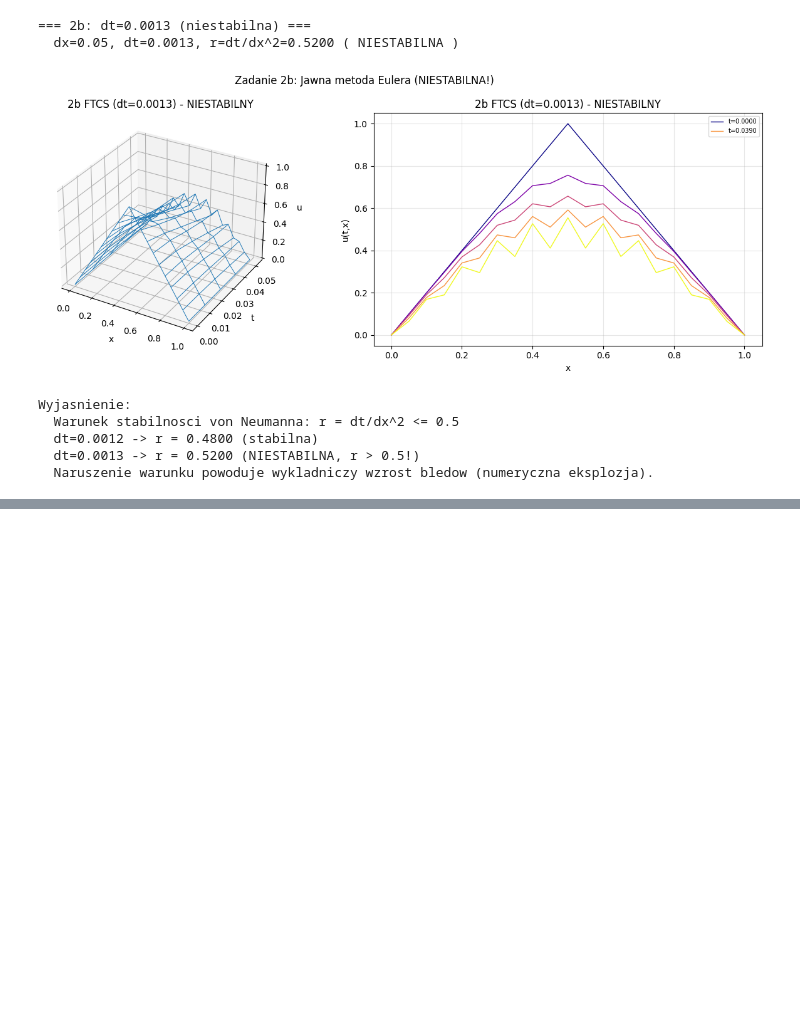
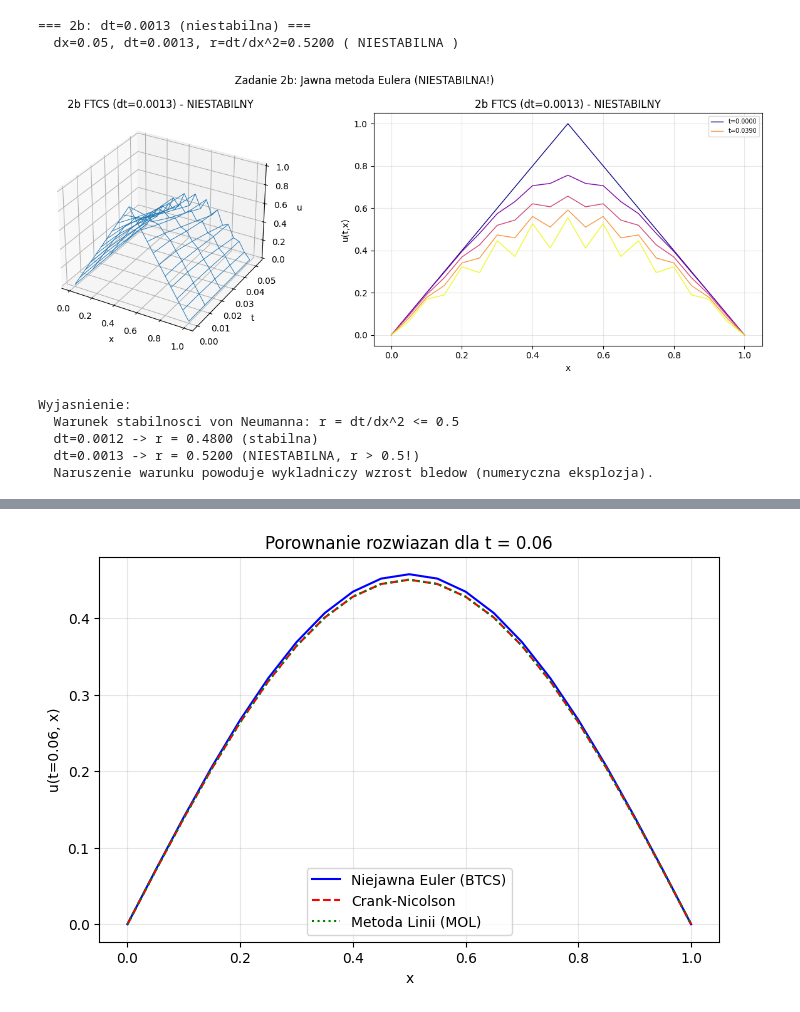
Before and after one commit to mateuszstoch/AGH, a Jupyter notebook: MOwNiT/lab12/lab12.ipynb, the cells around one changed output, grey strips where cells are left out. Cells and saved outputs as stored; diff of their text form; code cells hidden in the pictures; blank space fills up the shorter version.

```diff
--- a/MOwNiT/lab12/lab12.ipynb
+++ b/MOwNiT/lab12/lab12.ipynb
@@ -393,0 +518,81 @@ Podsumowanie:
+# %%
+# Porownanie metod w punkcie t = 0.06
+# Sprawdzamy maksymalne roznice miedzy rozwiazaniami w koncowym momencie czasu
+
+t_idx = -1 # ostatni krok czasowy t = 0.06
+
+diff_imp_cn = np.max(np.abs(U_c[t_idx] - U_d[t_idx]))
+diff_imp_mol = np.max(np.abs(U_c[t_idx] - U_e[t_idx]))
+diff_cn_mol = np.max(np.abs(U_d[t_idx] - U_e[t_idx]))
+
+print("Maksymalne roznice miedzy rozwiazaniami dla t = 0.06:")
+print(f"  Implicit Euler vs Crank-Nicolson: {diff_imp_cn:.6e}")
+print(f"  Implicit Euler vs Method of Lines: {diff_imp_mol:.6e}")
+print(f"  Crank-Nicolson vs Method of Lines: {diff_cn_mol:.6e}")
+
+# Wykres porownawczy dla t = 0.06
+plt.figure(figsize=(8, 5))
+plt.plot(xs_c, U_c[t_idx], "b-", label="Niejawna Euler (BTCS)")
+plt.plot(xs_d, U_d[t_idx], "r--", label="Crank-Nicolson")
+plt.plot(xs_e, U_e[t_idx], "g:", label="Metoda Linii (MOL)")
+plt.xlabel("x")
+plt.ylabel("u(t=0.06, x)")
+plt.title("Porownanie rozwiazan dla t = 0.06")
+plt.legend()
+plt.grid(True, alpha=0.3)
+
+# Zapisanie wykresow do sprawozdania
+# Zapisujemy profil i wireframe niejawnej Eulera (dt=0.005)
+fig_c = plt.figure(figsize=(13, 5))
+ax1_c = fig_c.add_subplot(121, projection="3d")
+ax1_c.plot_wireframe(Xmc, Tmc, U_c[steps_c, :], rstride=1, cstride=1, linewidth=0.7)
+ax1_c.set_xlabel("x"); ax1_c.set_ylabel("t"); ax1_c.set_zlabel("u")
+ax1_c.set_title("Niejawna metoda Eulera - wireframe")
+ax2_c = fig_c.add_subplot(122)
+colors3 = plt.cm.coolwarm(np.linspace(0, 1, len(steps_c)))
+for idx, (s, c) in enumerate(zip(steps_c, colors3)):
+    lbl = f"t={ts_c[s]:.4f}" if idx % 2 == 0 else ""
+    ax2_c.plot(xs_c, U_c[s], color=c, lw=1.2, label=lbl)
+ax2_c.set_xlabel("x"); ax2_c.set_ylabel("u(t,x)")
+ax2_c.set_title("Niejawna metoda Eulera - profile")
+ax2_c.legend(fontsize=7); ax2_c.grid(True, alpha=0.3)
+fig_c.tight_layout()
+fig_c.savefig("sprawozdanie/wykres7.png", dpi=150)
+plt.close(fig_c)
+
+# Zapisujemy profil i wireframe dla Crank-Nicolson
+fig_d = plt.figure(figsize=(13, 5))
+ax1_d = fig_d.add_subplot(121, projection="3d")
+ax1_d.plot_wireframe(Xmd, Tmd, U_d[steps_d, :], rstride=1, cstride=1, linewidth=0.7)
+ax1_d.set_xlabel("x"); ax1_d.set_ylabel("t"); ax1_d.set_zlabel("u")
+ax1_d.set_title("Metoda Cranka-Nicolson - wireframe")
+ax2_d = fig_d.add_subplot(122)
+for idx, (s, c) in enumerate(zip(steps_d, colors4)):
+    lbl = f"t={ts_d[s]:.4f}" if idx % 2 == 0 else ""
+    ax2_d.plot(xs_d, U_d[s], color=c, lw=1.2, label=lbl)
+ax2_d.set_xlabel("x"); ax2_d.set_ylabel("u(t,x)")
+ax2_d.set_title("Metoda Cranka-Nicolson - profile")
+ax2_d.legend(fontsize=7); ax2_d.grid(True, alpha=0.3)
+fig_d.tight_layout()
+fig_d.savefig("sprawozdanie/wykres8.png", dpi=150)
+plt.close(fig_d)
+
+# Zapisujemy profil i wireframe dla metody linii
+fig_e = plt.figure(figsize=(13, 5))
+ax1_e = fig_e.add_subplot(121, projection="3d")
+ax1_e.plot_wireframe(Xme, Tme, U_e[steps_e, :], rstride=1, cstride=1, linewidth=0.7)
+ax1_e.set_xlabel("x"); ax1_e.set_ylabel("t"); ax1_e.set_zlabel("u")
+ax1_e.set_title("Metoda linii (MOL) - wireframe")
+ax2_e = fig_e.add_subplot(122)
+for idx, (s, c) in enumerate(zip(steps_e, colors5)):
+    lbl = f"t={ts_e[s]:.4f}" if idx % 2 == 0 else ""
+    ax2_e.plot(xs_e, U_e[s], color=c, lw=1.2, label=lbl)
+ax2_e.set_xlabel("x"); ax2_e.set_ylabel("u(t,x)")
+ax2_e.set_title("Metoda linii (MOL) - profile")
+ax2_e.legend(fontsize=7); ax2_e.grid(True, alpha=0.3)
+fig_e.tight_layout()
+fig_e.savefig("sprawozdanie/wykres9.png", dpi=150)
+plt.close(fig_e)
+
+plt.show()
+# %% [output]
@@ -393,0 +603 @@ Podsumowanie:
+[figure, added]
```
Also changed, not shown: parts of 5 cells of this notebook, 5 other files.
